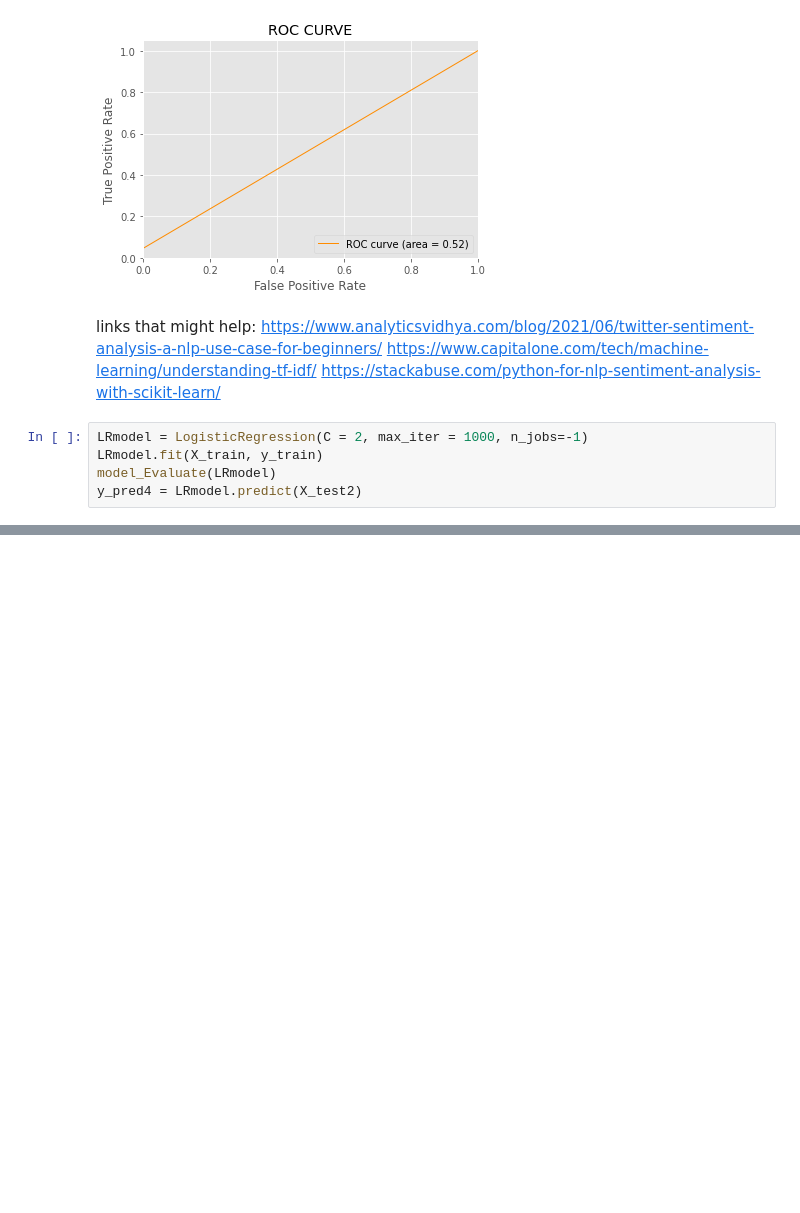
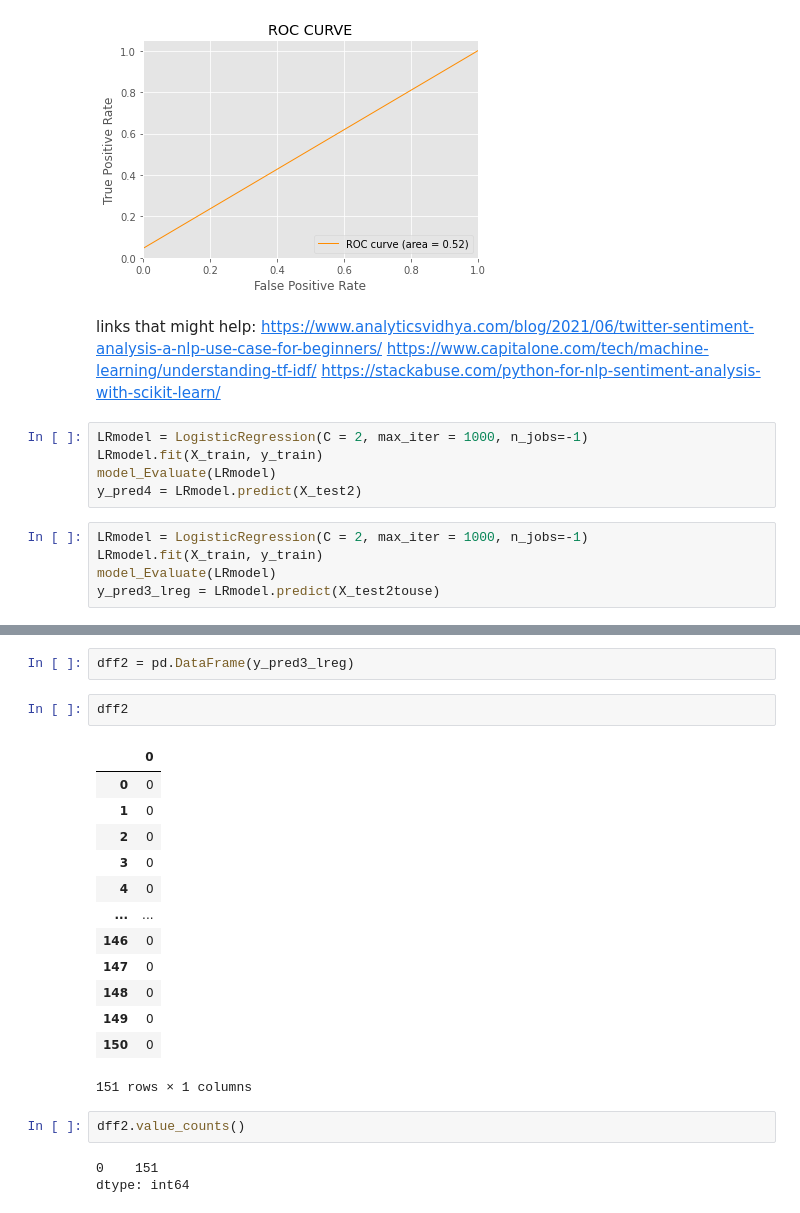
Before and after one commit to Himanshu-Dharma/Elon_bots_sentiment_analysis, a Jupyter notebook: UpdatedTweetAnalysis.ipynb, the cells around one changed output, grey strips where cells are left out. Drawn from its saved outputs; the diff is of its cells as text; blank space fills up the shorter version.

```diff
--- a/UpdatedTweetAnalysis.ipynb
+++ b/UpdatedTweetAnalysis.ipynb
@@ -1397,3 +1397,8 @@ LRmodel = LogisticRegression(C = 2, max_iter = 1000, n_jobs=-1)
 LRmodel.fit(X_train, y_train)
 model_Evaluate(LRmodel)
 y_pred4 = LRmodel.predict(X_test2)
+# %%
+LRmodel = LogisticRegression(C = 2, max_iter = 1000, n_jobs=-1)
+LRmodel.fit(X_train, y_train)
+model_Evaluate(LRmodel)
+y_pred3_lreg = LRmodel.predict(X_test2touse)
@@ -1399,0 +1415,23 @@ y_pred4 = LRmodel.predict(X_test2)
+# %%
+dff2 = pd.DataFrame(y_pred3_lreg)
+# %%
+dff2
+# %% [output]
+|  | 0 |
+| 0 | 0 |
+| 1 | 0 |
+| 2 | 0 |
+| 3 | 0 |
+| 4 | 0 |
+| ... | ... |
+| 146 | 0 |
+| 147 | 0 |
+| 148 | 0 |
+| 149 | 0 |
+| 150 | 0 |
+151 rows × 1 columns
+# %%
+dff2.value_counts()
+# %% [output]
+0    151
+dtype: int64
```
Also changed, not shown: parts of 1 cell of this notebook.
